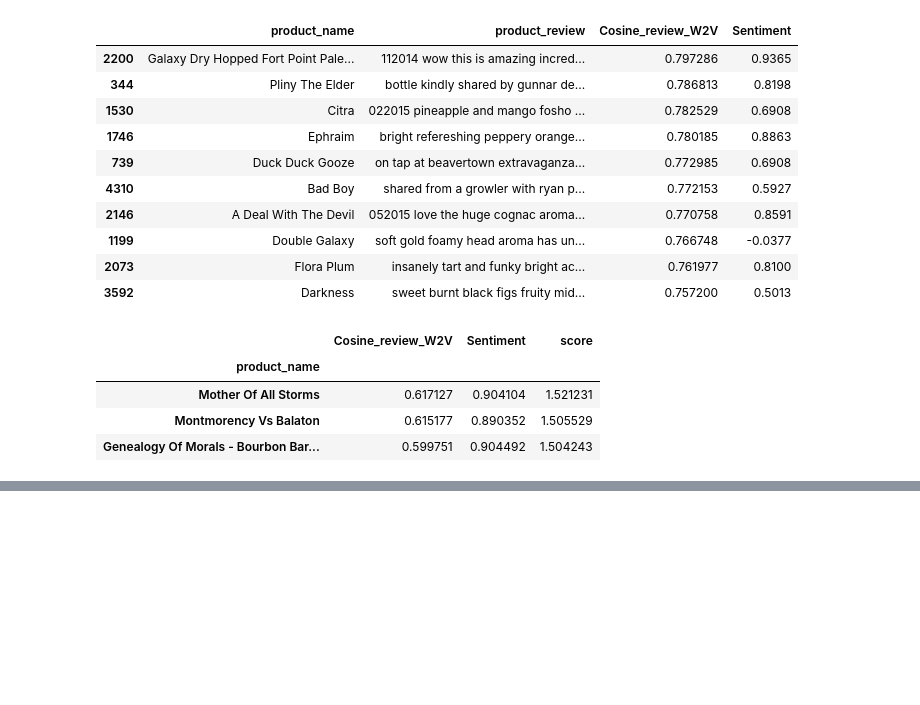
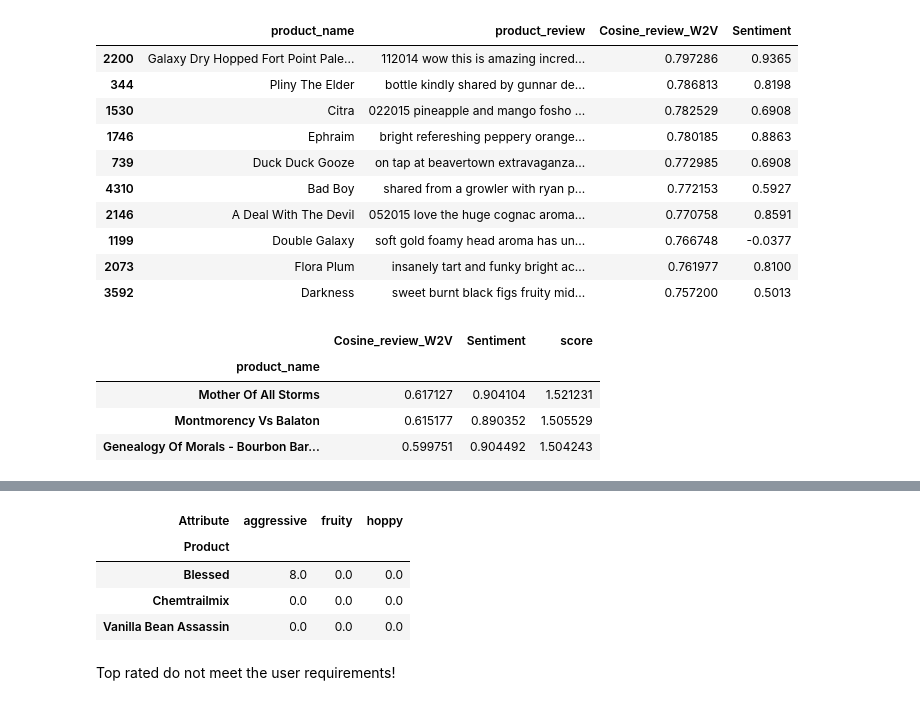
Before and after one commit to vicgpt/Unstructured-Data-Analytics, a Jupyter notebook: Assignment 2 - Beer review/Assignment 2 attempt abhi.ipynb, the cells around one changed output, grey strips where cells are left out. Drawn from its saved outputs; the diff is of its cells as text; code cells hidden in the pictures; blank space fills up the shorter version.

```diff
--- a/Assignment 2 - Beer review/Assignment 2 attempt abhi.ipynb
+++ b/Assignment 2 - Beer review/Assignment 2 attempt abhi.ipynb
@@ -352,0 +434,4 @@ output_summ2.head(3)
+# %%
+#Simply user rating based
+toprated = data.groupby(['product_name'])[['user_rating']].mean().sort_values('user_rating',ascending=False).head(3)
+toprated
@@ -352,0 +444,27 @@ output_summ2.head(3)
+# %%
+#Checking occurences of attribute query
+list_ = []
+df_ = []
+col1=[]
+col2 = []
+
+for i in toprated.head(3).index.values:
+    for j in attr_query:
+        col1.append(i)
+        col2.append(j)
+
+        list_.append(percentReviewAttr(i,j))
+
+#print(list_)
+#print(cols)
+df_ = pd.DataFrame(zip(col1,col2,list_),columns=['Product','Attribute','Percent Occurence'])
+df_.pivot_table(index=df_.columns[0], columns=df_.columns[1],values=df_.columns[2]).to_csv('AttrFreq_toprated.csv')
+df_.pivot_table(index=df_.columns[0], columns=df_.columns[1],values=df_.columns[2])
+# %% [output]
+| Attribute | aggressive | fruity | hoppy |
+| Product |  |  |  |
+| Blessed | 8.0 | 0.0 | 0.0 |
+| Chemtrailmix | 0.0 | 0.0 | 0.0 |
+| Vanilla Bean Assassin | 0.0 | 0.0 | 0.0 |
+# %% [markdown]
+Top rated do not meet the user requirements!
```
Also changed, not shown: parts of 12 cells of this notebook, 7 other files.
